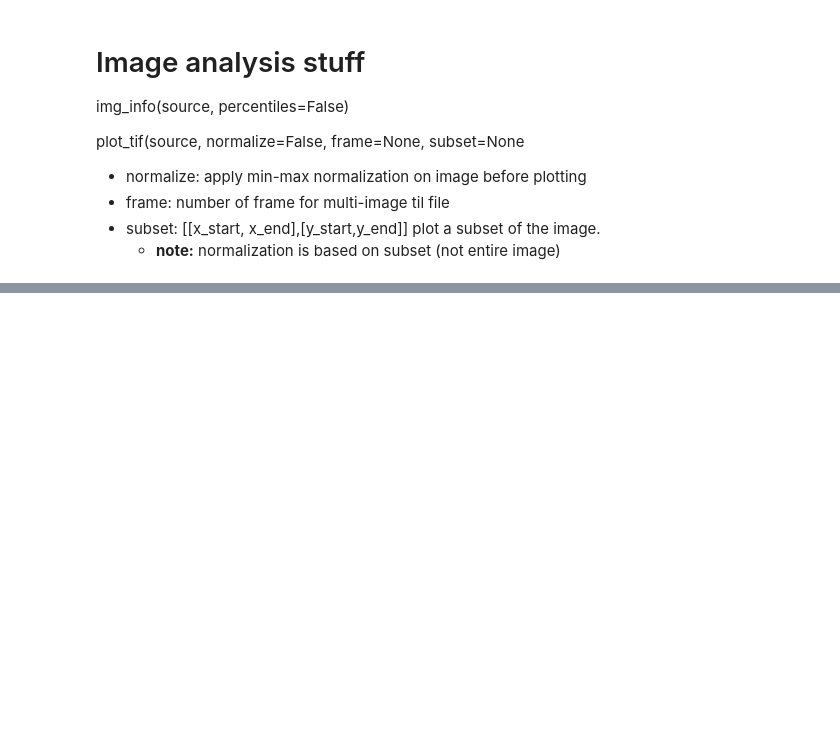
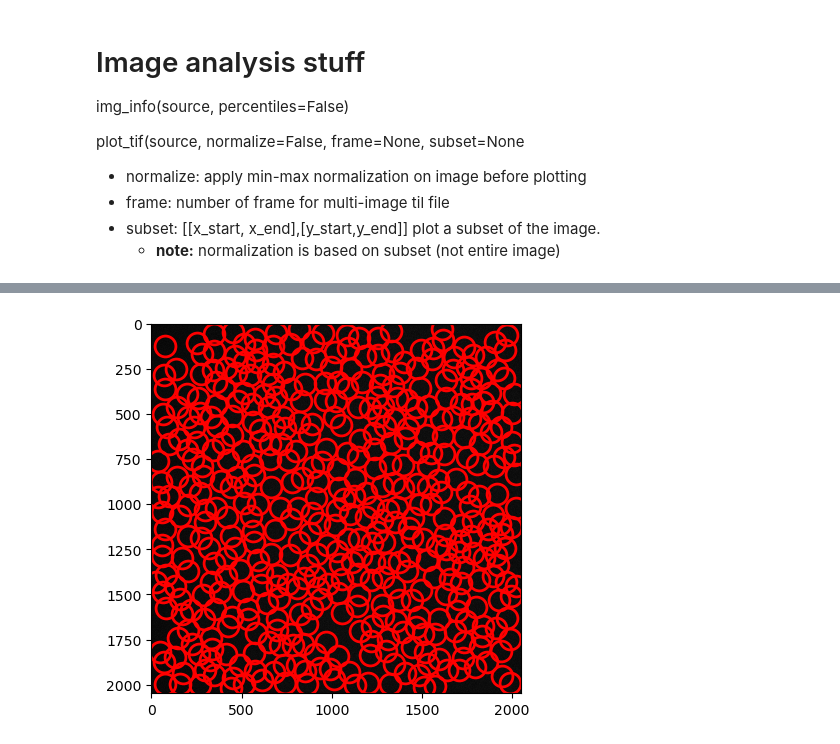
Before and after one commit to soso1407/nanoparticle-tracking-simulation, a Jupyter notebook: src/Main.ipynb, the cells around one changed output, grey strips where cells are left out. Saved outputs shown, nothing was run; the diff lists cells and outputs as text; code cells hidden in the pictures; blank space fills up the shorter version.

```diff
--- a/src/Main.ipynb
+++ b/src/Main.ipynb
@@ -264,0 +329,6 @@ plot_tif(tif_path, frame=1)
+# %%
+f = tp.locate(frames[0], 55, minmass=20)
+
+tp.annotate(f, frames[0]);
+# %% [output]
+[figure, added]
```
Also changed, not shown: parts of 12 cells of this notebook, 7 other files.
